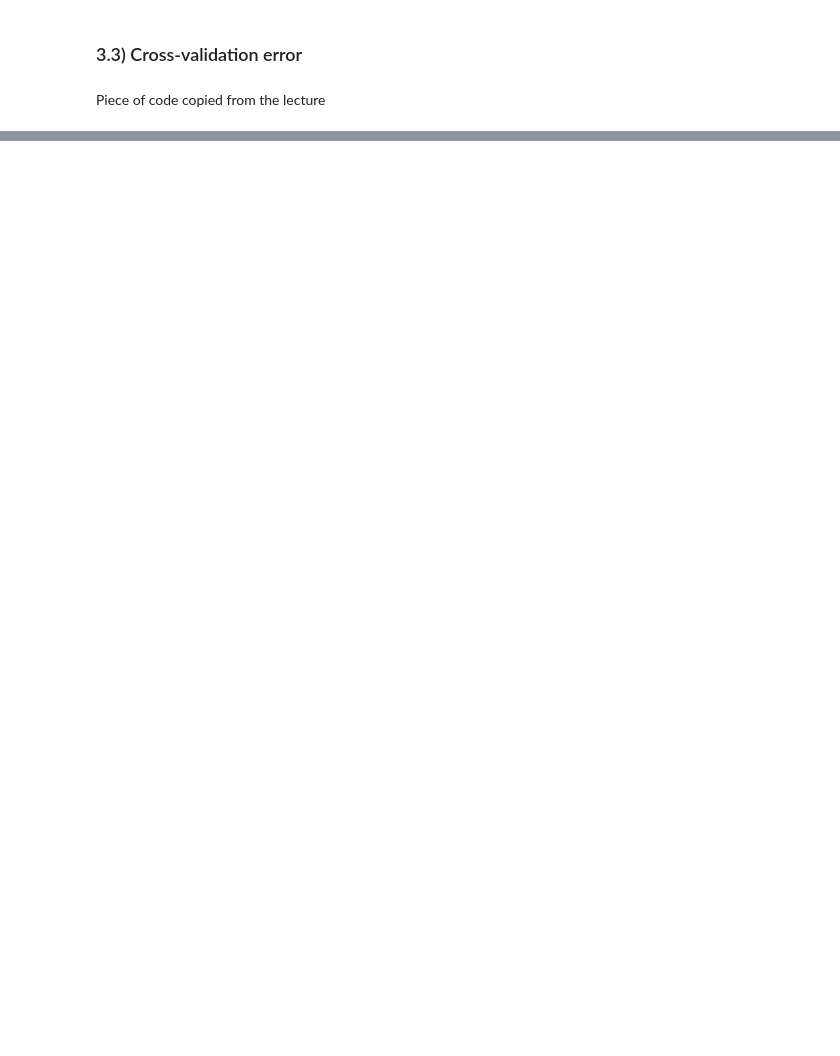
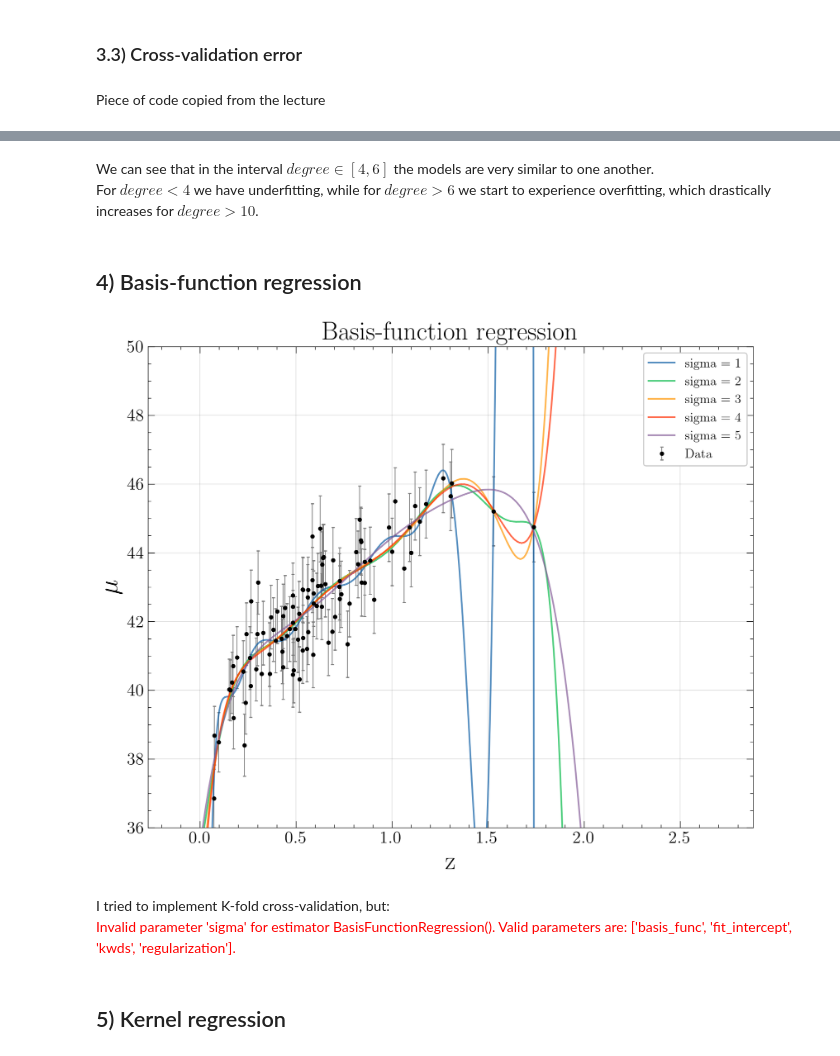
Before and after one commit to M-Bianchi/astrostatistics_bicocca_2024, a Jupyter notebook: working/W15_supernovae.ipynb, the cells around one changed output, grey strips where cells are left out. Saved outputs shown, nothing was run; the diff lists cells and outputs as text; code cells hidden in the pictures; blank space fills up the shorter version.

```diff
--- a/working/W15_supernovae.ipynb
+++ b/working/W15_supernovae.ipynb
@@ -199,0 +201,34 @@ plt.show()
+# %% [markdown]
+We can see that in the interval $degree \in[4,6]$ the models are very similar to one another.\
+For $degree <4$ we have underfitting, while for $degree >6$ we start to experience overfitting, which drastically increases for $degree >10$.
+# %% [markdown]
+## 4) Basis-function regression
+# %%
+sigma_array = np.arange(1, 6)
+
+plt.figure(figsize=(10,8))
+plt.title('Basis-function regression')
+plt.errorbar(z_sample, mu_sample, dmu, fmt='.k', ecolor='gray', lw=0.7, label='Data')
+plt.xlabel("z")
+plt.ylabel("$\mu$")
+
+x_dense = np.linspace(np.min(z_sample)-0.2, np.max(z_sample)+1, 1000)
+
+for sigma in sigma_array:
+    model = BasisFunctionRegression('gaussian', mu=x_dense[:, np.newaxis], sigma=sigma)
+    model.fit(z_sample[:, np.newaxis], mu_sample, y_error=dmu)
+    #print(model.coef_)
+
+    y_pred = model.predict(x_dense[:, np.newaxis])
+
+    plt.plot(x_dense, y_pred, label=f'sigma = {sigma}', alpha=0.7)
+
+plt.ylim(36, 50)
+plt.legend(fontsize=12);
+# %% [output]
+[figure, added]
+# %% [markdown]
+I tried to implement K-fold cross-validation, but:\
+<font color='red'>Invalid parameter 'sigma' for estimator BasisFunctionRegression(). Valid parameters are: ['basis_func', 'fit_intercept', 'kwds', 'regularization'].</font>
+# %% [markdown]
+## 5) Kernel regression
```
Also changed, not shown: parts of 13 cells of this notebook, 4 other files.
